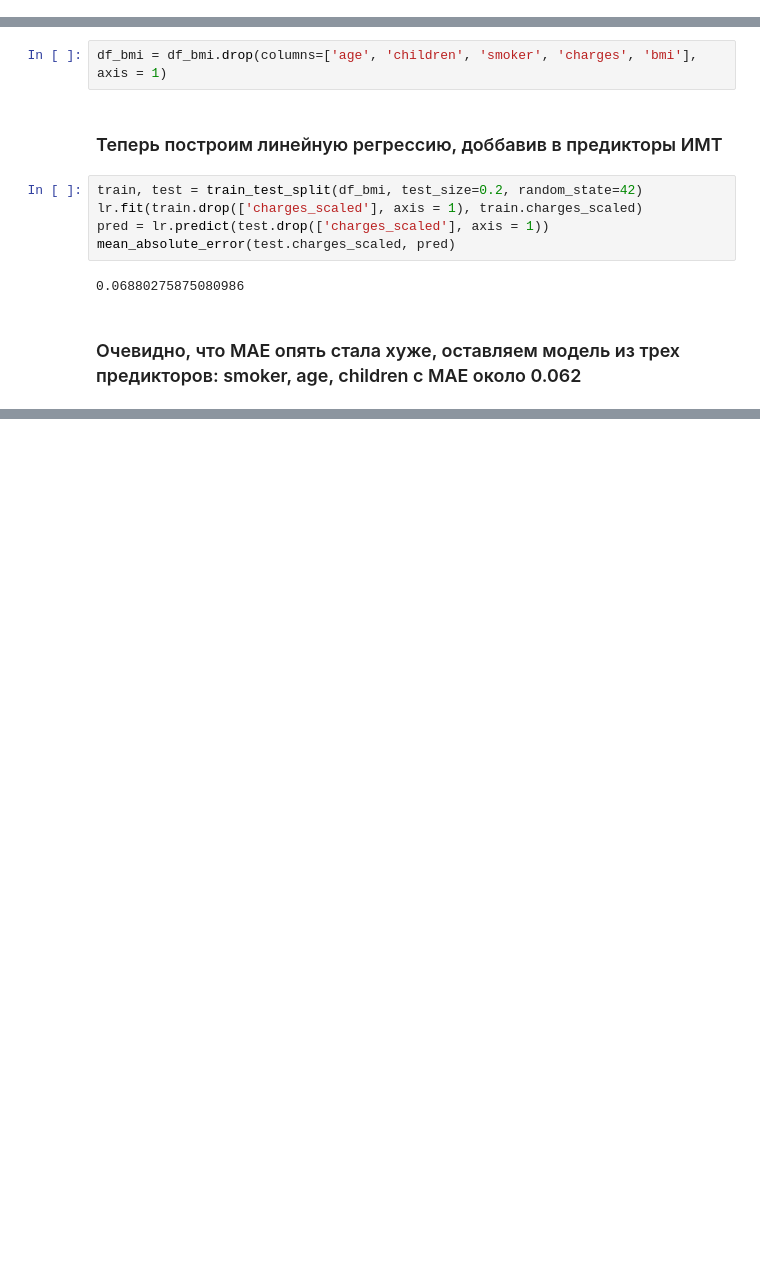
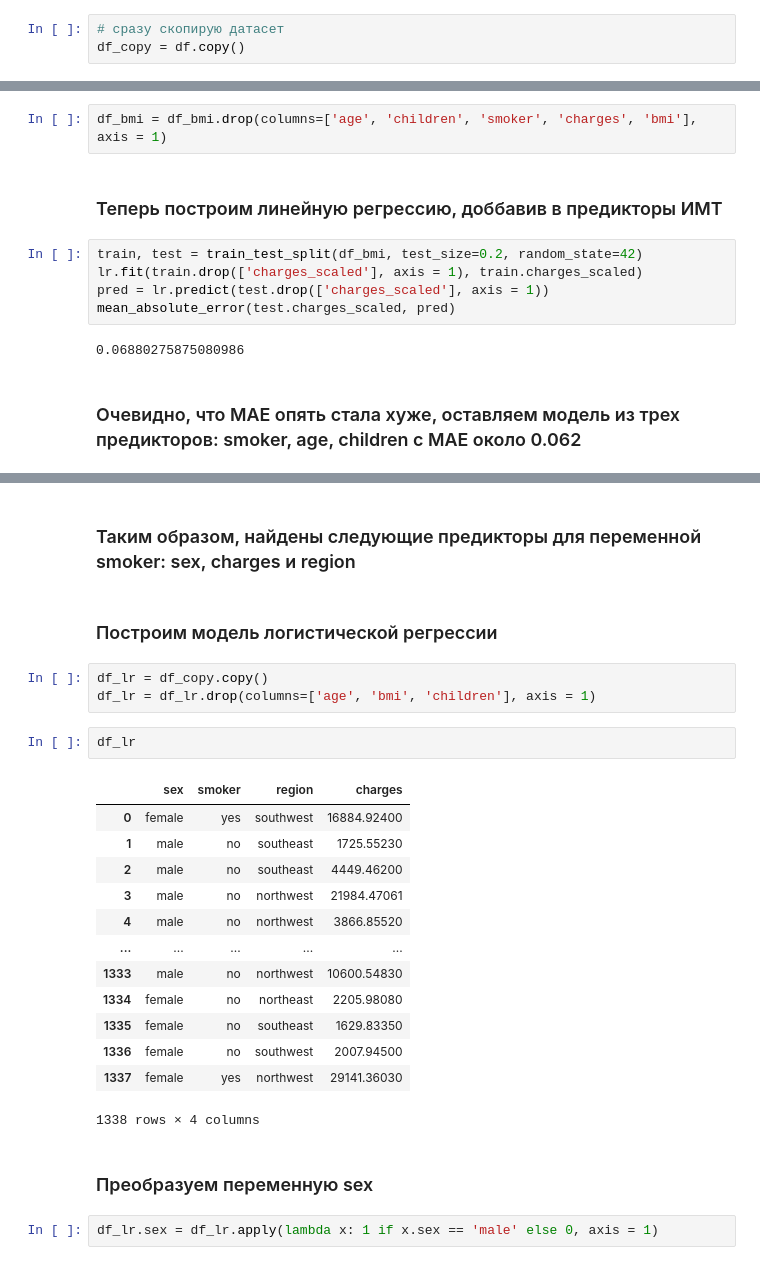
Before and after one commit to YaluninaTatiana/incurance, a Jupyter notebook: Incurance.ipynb, the cells around one changed output, grey strips where cells are left out. Cells and saved outputs as stored; diff of their text form; blank space fills up the shorter version.

```diff
--- a/Incurance.ipynb
+++ b/Incurance.ipynb
@@ -60,6 +67,9 @@ df
 | 1336 | 21 | female | 25.800 | 0 | no | southwest | 2007.94500 |
 | 1337 | 61 | female | 29.070 | 0 | yes | northwest | 29141.36030 |
 1338 rows × 7 columns
+# %%
+# cразу скопирую датасет
+df_copy = df.copy()
 # %% [markdown]
 **Задача 0. Подготовка данных для обучения**
 
@@ -627,0 +811,27 @@ mean_absolute_error(test.charges_scaled, pred)
+# %% [markdown]
+### Таким образом, найдены следующие предикторы для переменной smoker: sex, charges и region
+# %% [markdown]
+### Построим модель логистической регрессии
+# %%
+df_lr = df_copy.copy()
+df_lr = df_lr.drop(columns=['age', 'bmi', 'children'], axis = 1)
+# %%
+df_lr
+# %% [output]
+|  | sex | smoker | region | charges |
+| 0 | female | yes | southwest | 16884.92400 |
+| 1 | male | no | southeast | 1725.55230 |
+| 2 | male | no | southeast | 4449.46200 |
+| 3 | male | no | northwest | 21984.47061 |
+| 4 | male | no | northwest | 3866.85520 |
+| ... | ... | ... | ... | ... |
+| 1333 | male | no | northwest | 10600.54830 |
+| 1334 | female | no | northeast | 2205.98080 |
+| 1335 | female | no | southeast | 1629.83350 |
+| 1336 | female | no | southwest | 2007.94500 |
+| 1337 | female | yes | northwest | 29141.36030 |
+1338 rows × 4 columns
+# %% [markdown]
+### Преобразуем переменную sex
+# %%
+df_lr.sex = df_lr.apply(lambda x: 1 if x.sex == 'male' else 0, axis = 1)
```
Also changed, not shown: parts of 46 cells of this notebook, 1 other file.
